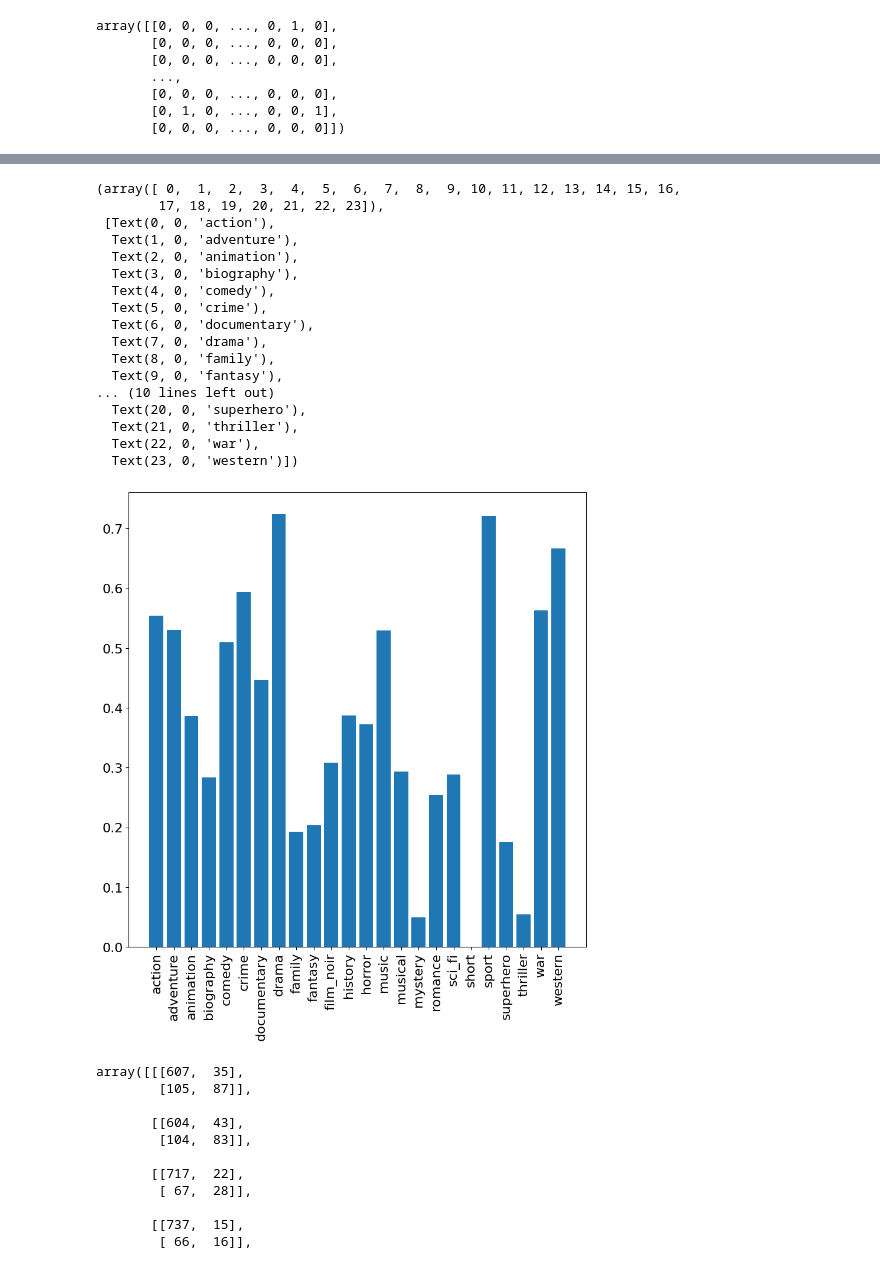
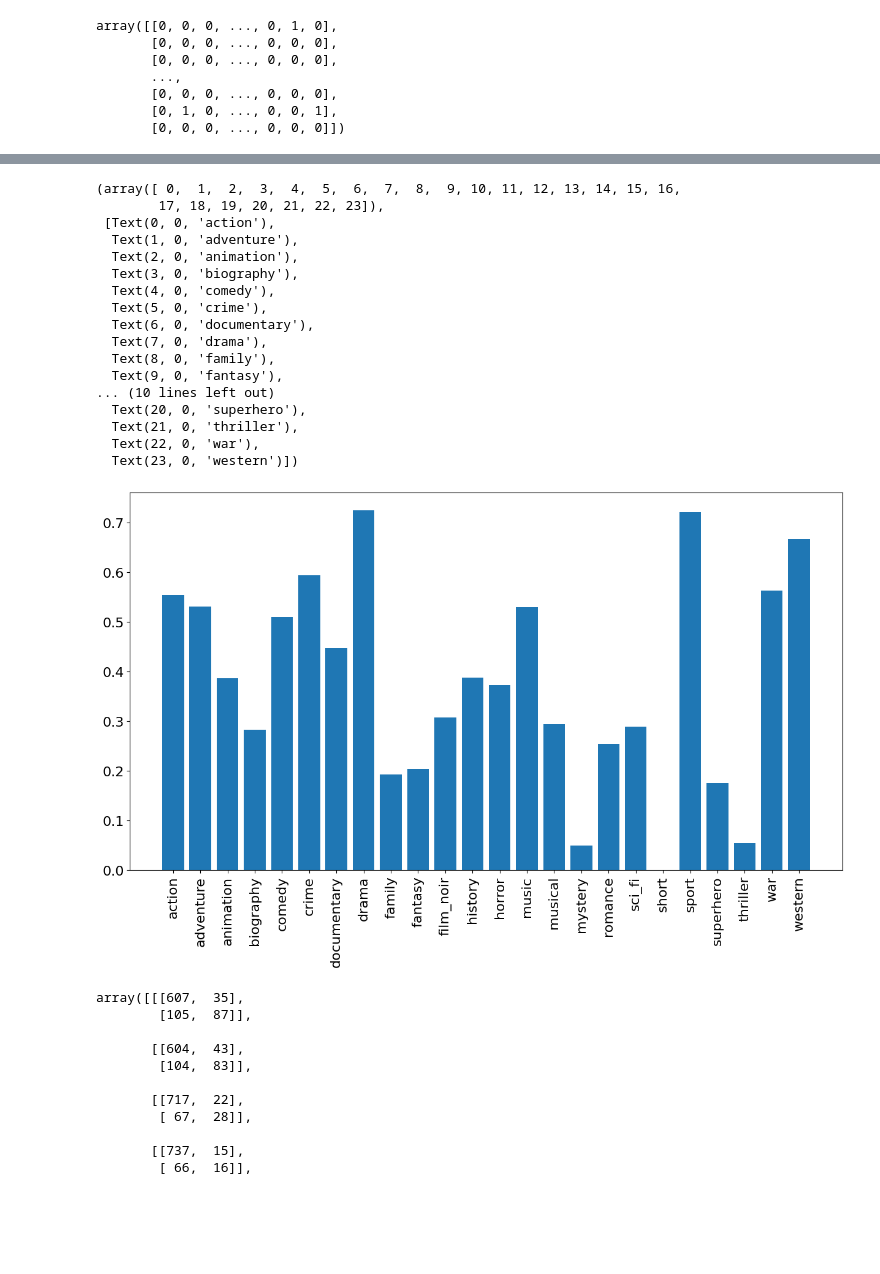
Before and after one commit to DmitryPogrebnoy/IndustrialML_ITMO, a Jupyter notebook: task2/final_catboost.ipynb, the cells around one changed output, grey strips where cells are left out. Cells and saved outputs as stored; diff of their text form; code cells hidden in the pictures; blank space fills up the shorter version.

```diff
--- a/task2/final_catboost.ipynb
+++ b/task2/final_catboost.ipynb
@@ -47,4 +91,6 @@ len(test_df)
 # Show barchart categories
 # %%
 cunt_classes = train_df[CATEGORIES].sum() + test_df[CATEGORIES].sum()
+# %%
+plt.rc('font', size=16)
 # %%
@@ -269,28 +335,28 @@ f1_scores
  0.6666666666666667]
 # %%
 plt.rc('font', size=16)
-plt.figure(figsize=(10,10))
+plt.figure(figsize=(15,8))
 plt.bar(np.arange(24), f1_scores, tick_label = CATEGORIES)
 plt.xticks(rotation='vertical')
 # %% [output]
 (array([ 0,  1,  2,  3,  4,  5,  6,  7,  8,  9, 10, 11, 12, 13, 14, 15, 16,
         17, 18, 19, 20, 21, 22, 23]),
  [Text(0, 0, 'action'),
   Text(1, 0, 'adventure'),
   Text(2, 0, 'animation'),
   Text(3, 0, 'biography'),
   Text(4, 0, 'comedy'),
   Text(5, 0, 'crime'),
   Text(6, 0, 'documentary'),
   Text(7, 0, 'drama'),
   Text(8, 0, 'family'),
   Text(9, 0, 'fantasy'),
 ... (10 lines left out)
   Text(20, 0, 'superhero'),
   Text(21, 0, 'thriller'),
   Text(22, 0, 'war'),
   Text(23, 0, 'western')])
-[figure, old version]
+[figure, new version]
 # %%
 cm = multilabel_confusion_matrix(test_y, preds)
 cm
```
Also changed, not shown: parts of 11 cells of this notebook.
